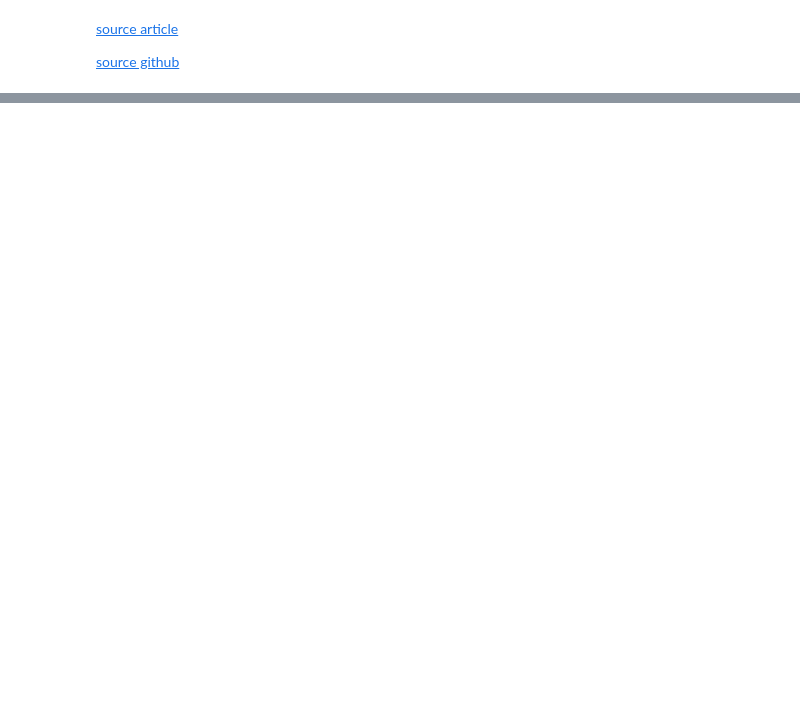
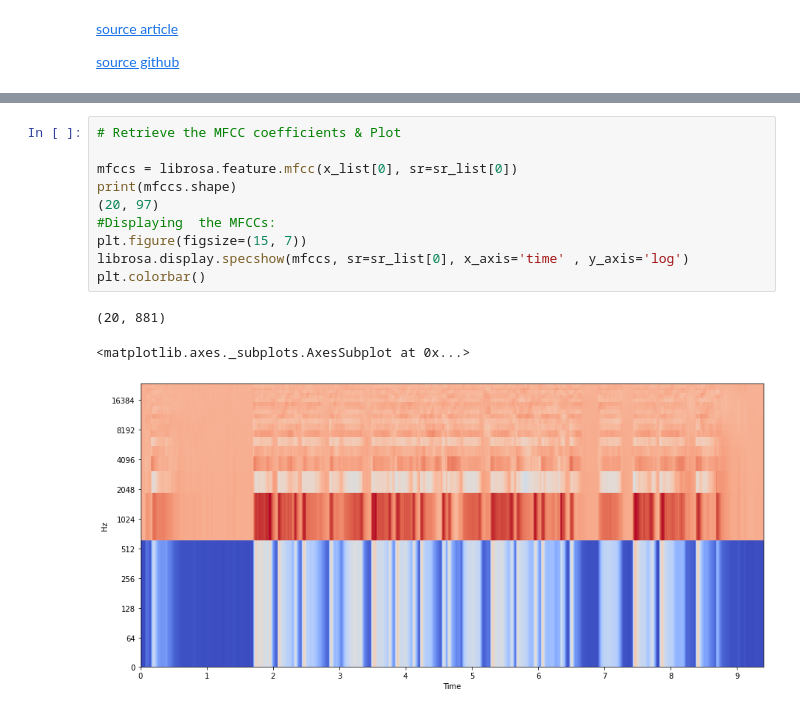
Before and after one commit to mnauf/covid, a Jupyter notebook: preprocess.ipynb, the cells around one changed output, grey strips where cells are left out. Drawn from its saved outputs; the diff is of its cells as text; blank space fills up the shorter version.

```diff
--- a/preprocess.ipynb
+++ b/preprocess.ipynb
@@ -108,0 +142,14 @@ plt.colorbar()
+# %%
+# Retrieve the MFCC coefficients & Plot
+
+mfccs = librosa.feature.mfcc(x_list[0], sr=sr_list[0])
+print(mfccs.shape)
+(20, 97)
+#Displaying  the MFCCs:
+plt.figure(figsize=(15, 7))
+librosa.display.specshow(mfccs, sr=sr_list[0], x_axis='time' , y_axis='log')
+plt.colorbar()
+# %% [output]
+(20, 881)
+<matplotlib.axes._subplots.AxesSubplot at 0x...>
+[figure, added]
```
Also changed, not shown: parts of 19 cells of this notebook.
